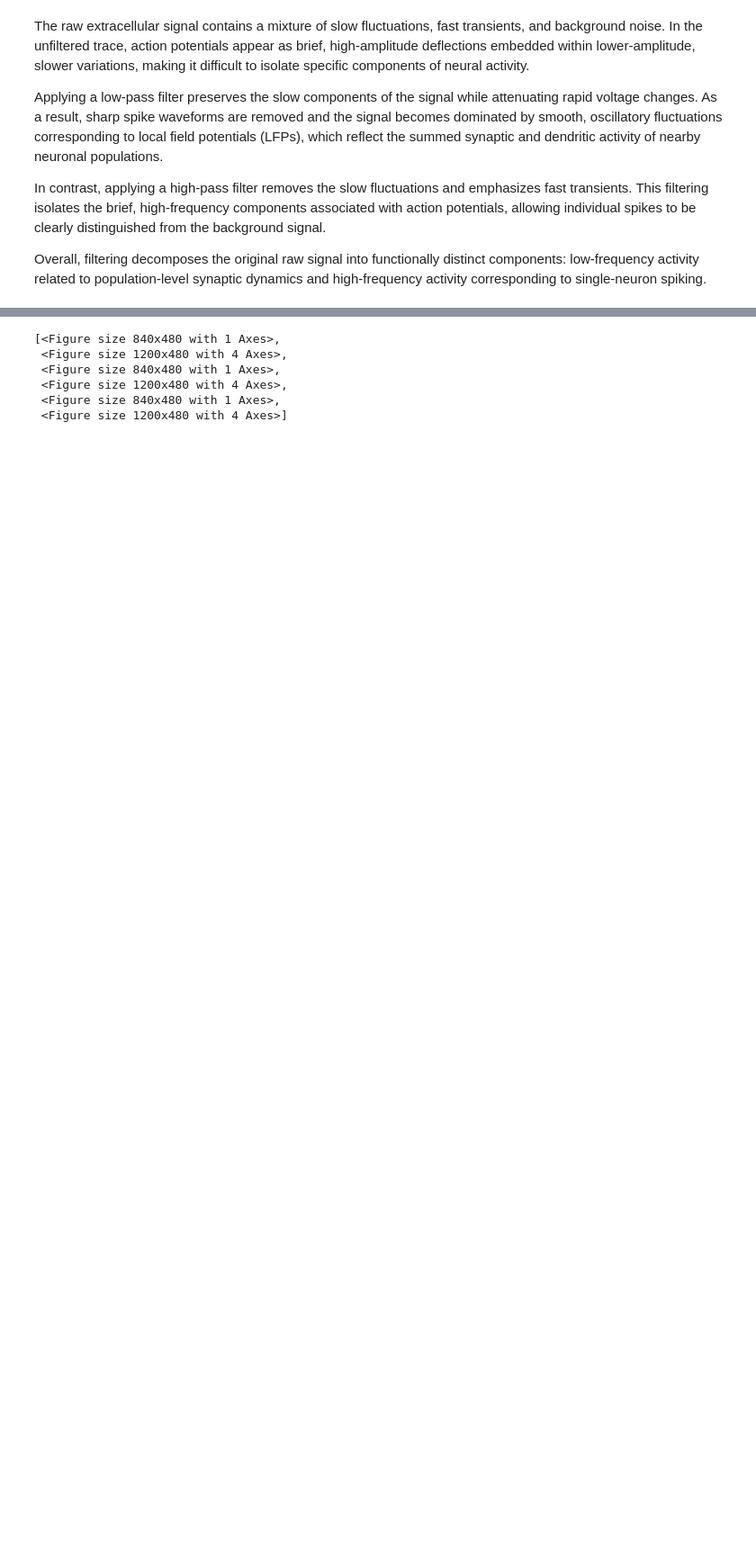
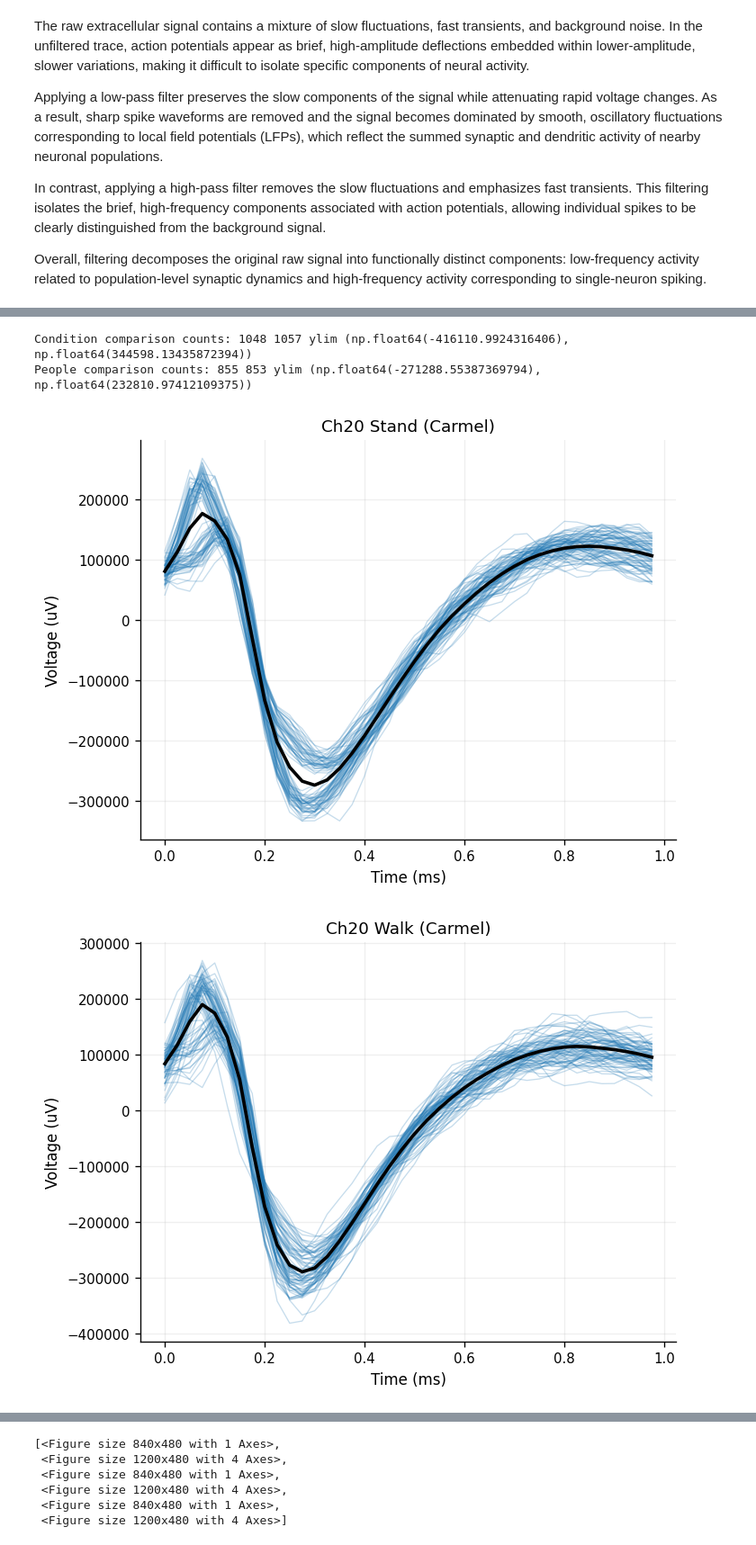
Before and after one commit to ohadgonen/neurolab-5, a Jupyter notebook: lab5.ipynb, the cells around one changed output, grey strips where cells are left out. Shown at 90% size. Cells and saved outputs as stored; diff of their text form; code cells hidden in the pictures; blank space fills up the shorter version.

Commit message:
Update docs and plots; remove manifests

```diff
--- a/lab5.ipynb
+++ b/lab5.ipynb
@@ -35,0 +50,9 @@ The reason we do not see major differences between the high-pass filtered signal
+# %%
+# Part 2 dataset selection
+P2_STAND_PATH = DATA_DIR / "Ch20 stand Carmel.mat"
+P2_WALK_PATH = DATA_DIR / "Ch20 walk Carmel.mat"
+P2_PERSON_A_PATH = DATA_DIR / "Ch01 stand Ohad.mat"
+P2_PERSON_B_PATH = DATA_DIR / "Ch01 stand Sagi.mat"
+
+P2_STAND_WF_KEYS = ("SPK20a_wf", "SPK20b_wf")
+P2_PERSON_WF_KEYS = ("SPK01a_wf", "SPK01b_wf", "SPK01c_wf")
@@ -35,0 +89,53 @@ The reason we do not see major differences between the high-pass filtered signal
+# %%
+stand_mat = load_mat(P2_STAND_PATH)
+walk_mat = load_mat(P2_WALK_PATH)
+person_a_mat = load_mat(P2_PERSON_A_PATH)
+person_b_mat = load_mat(P2_PERSON_B_PATH)
+
+wf_stand, info_stand = prepare_channel_waveforms(stand_mat, P2_STAND_WF_KEYS)
+wf_walk, info_walk = prepare_channel_waveforms(walk_mat, P2_STAND_WF_KEYS)
+wf_person_a, info_person_a = prepare_channel_waveforms(person_a_mat, P2_PERSON_WF_KEYS)
+wf_person_b, info_person_b = prepare_channel_waveforms(person_b_mat, P2_PERSON_WF_KEYS)
+
+n_plot = 80
+seed = DEFAULT_SEED
+fs = FS_SPIKE
+units_label = "uV"
+
+# Figure set A: random waveforms from channel + mean
+fig, _ = plotSpikes(wf_stand, n=n_plot, seed=seed, fs=fs, title="Ch20 Stand (Carmel)", units_label=units_label)
+save_figure(fig, f"part2_ch20_stand_carmel_n{n_plot}_seed{seed}_fs{int(fs)}_{units_label}")
+
+fig, _ = plotSpikes(wf_walk, n=n_plot, seed=seed, fs=fs, title="Ch20 Walk (Carmel)", units_label=units_label)
+save_figure(fig, f"part2_ch20_walk_carmel_n{n_plot}_seed{seed}_fs{int(fs)}_{units_label}")
+
+fig, _ = plotSpikes(wf_person_a, n=n_plot, seed=seed, fs=fs, title="Ch01 Stand (Ohad)", units_label=units_label)
+save_figure(fig, f"part2_ch01_stand_ohad_n{n_plot}_seed{seed}_fs{int(fs)}_{units_label}")
+
+fig, _ = plotSpikes(wf_person_b, n=n_plot, seed=seed, fs=fs, title="Ch01 Stand (Sagi)", units_label=units_label)
+save_figure(fig, f"part2_ch01_stand_sagi_n{n_plot}_seed{seed}_fs{int(fs)}_{units_label}")
+
+# Figure set B: condition comparison (Stand vs Walk)
+ylim_cond = compute_global_ylim([wf_stand.ravel(), wf_walk.ravel()])
+fig, axes = plt.subplots(1, 2, figsize=(10, 4), sharey=True)
+plotSpikes(wf_stand, n=n_plot, seed=seed, fs=fs, ax=axes[0], title="Stand", ylim=ylim_cond, units_label=units_label)
+plotSpikes(wf_walk, n=n_plot, seed=seed, fs=fs, ax=axes[1], title="Walk", ylim=ylim_cond, units_label=units_label)
+set_shared_limits(axes, ylim=ylim_cond)
+save_figure(fig, f"part2_ch20_stand_walk_compare_n{n_plot}_seed{seed}_fs{int(fs)}_{units_label}")
+
+# Figure set C: people comparison (Ohad vs Sagi)
+ylim_people = compute_global_ylim([wf_person_a.ravel(), wf_person_b.ravel()])
+fig, axes = plt.subplots(1, 2, figsize=(10, 4), sharey=True)
+plotSpikes(wf_person_a, n=n_plot, seed=seed, fs=fs, ax=axes[0], title="Ohad", ylim=ylim_people, units_label=units_label)
+plotSpikes(wf_person_b, n=n_plot, seed=seed, fs=fs, ax=axes[1], title="Sagi", ylim=ylim_people, units_label=units_label)
+set_shared_limits(axes, ylim=ylim_people)
+save_figure(fig, f"part2_ch01_ohad_sagi_compare_n{n_plot}_seed{seed}_fs{int(fs)}_{units_label}")
+
+
+print("Condition comparison counts:", wf_stand.shape[1], wf_walk.shape[1], "ylim", ylim_cond)
+print("People comparison counts:", wf_person_a.shape[1], wf_person_b.shape[1], "ylim", ylim_people)
+# %% [output]
+Condition comparison counts: 1048 1057 ylim (np.float64(-416110.9924316406), np.float64(344598.13435872394))
+People comparison counts: 855 853 ylim (np.float64(-271288.55387369794), np.float64(232810.97412109375))
+[figure, added]
+[figure, added]
```
Also changed, not shown: parts of 14 cells of this notebook, 24 other files.
